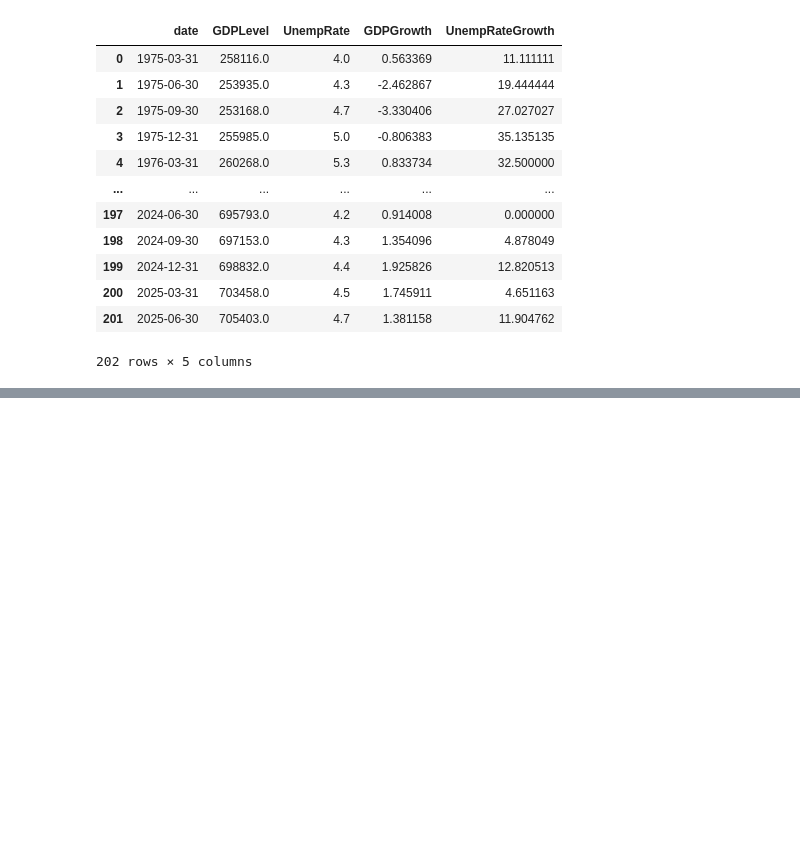
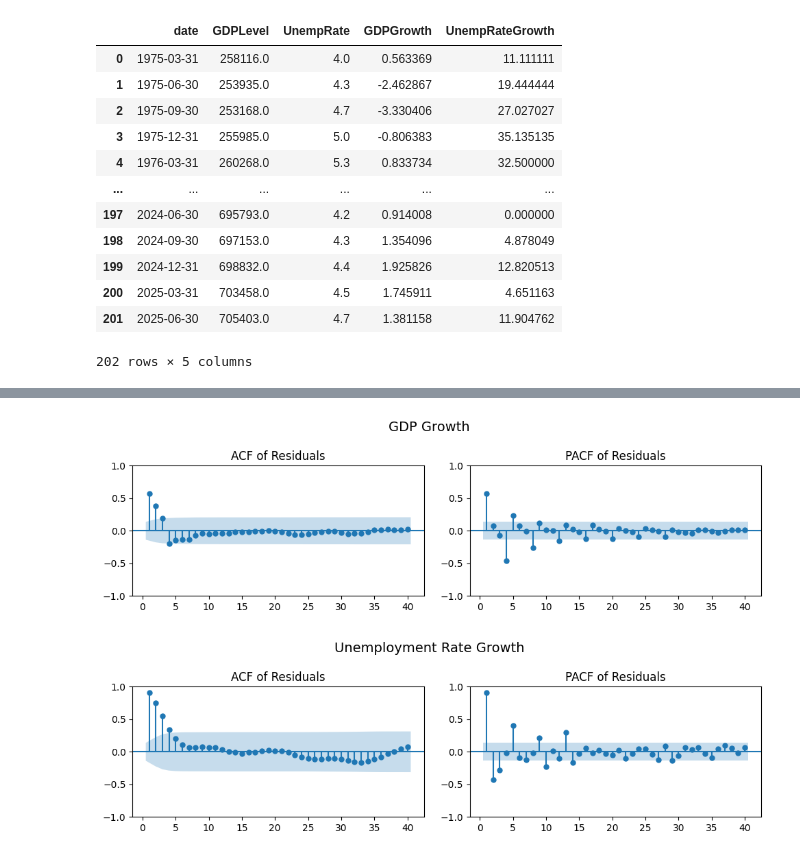
Before and after one commit to MarkThackham/MarkThackham.github.io, a Jupyter notebook: Portfolio/machine-learning/sarimax-gdp/sarimax-gpp.ipynb, the cells around one changed output, grey strips where cells are left out. Cells and saved outputs as stored; diff of their text form; code cells hidden in the pictures; blank space fills up the shorter version.

```diff
--- a/Portfolio/machine-learning/sarimax-gdp/sarimax-gpp.ipynb
+++ b/Portfolio/machine-learning/sarimax-gdp/sarimax-gpp.ipynb
@@ -282,0 +277,25 @@ Rej H0, time series is stationary
+# %%
+#================================================================================
+# Step 4: Augmented Dickey-Fuller (ADF) Test
+
+# Single panel with ACF and PACF side by side
+fig, axes = plt.subplots(1, 2, figsize=(10, 3))
+fig.suptitle("GDP Growth", fontsize=14)
+residuals = df2['GDPGrowth']
+plot_acf(residuals, lags=40, ax=axes[0], title="ACF of Residuals", zero=False)
+plot_pacf(residuals, lags=40, ax=axes[1], title="PACF of Residuals", zero=False)
+plt.tight_layout()
+plt.show()
+
+# Single panel with ACF and PACF side by side
+fig, axes = plt.subplots(1, 2, figsize=(10, 3))
+fig.suptitle("Unemployment Rate Growth", fontsize=14)
+residuals = df2['UnempRateGrowth']
+plot_acf(residuals, lags=40, ax=axes[0], title="ACF of Residuals", zero=False)
+plot_pacf(residuals, lags=40, ax=axes[1], title="PACF of Residuals", zero=False)
+plt.tight_layout()
+plt.show()
+#================================================================================
+# %% [output]
+[figure, added]
+[figure, added]
```
Also changed, not shown: parts of 13 cells of this notebook.
